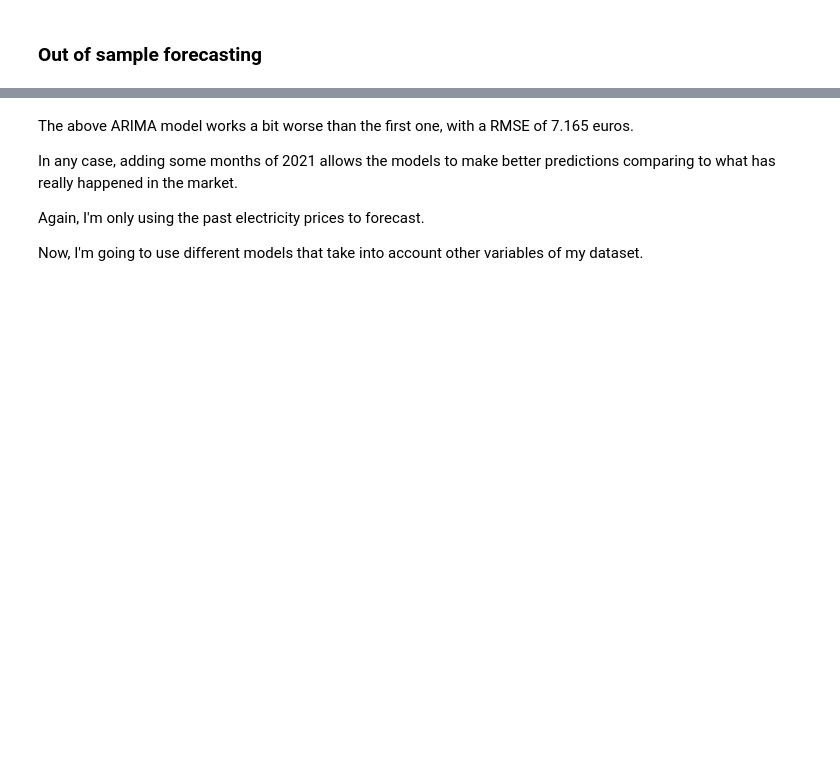
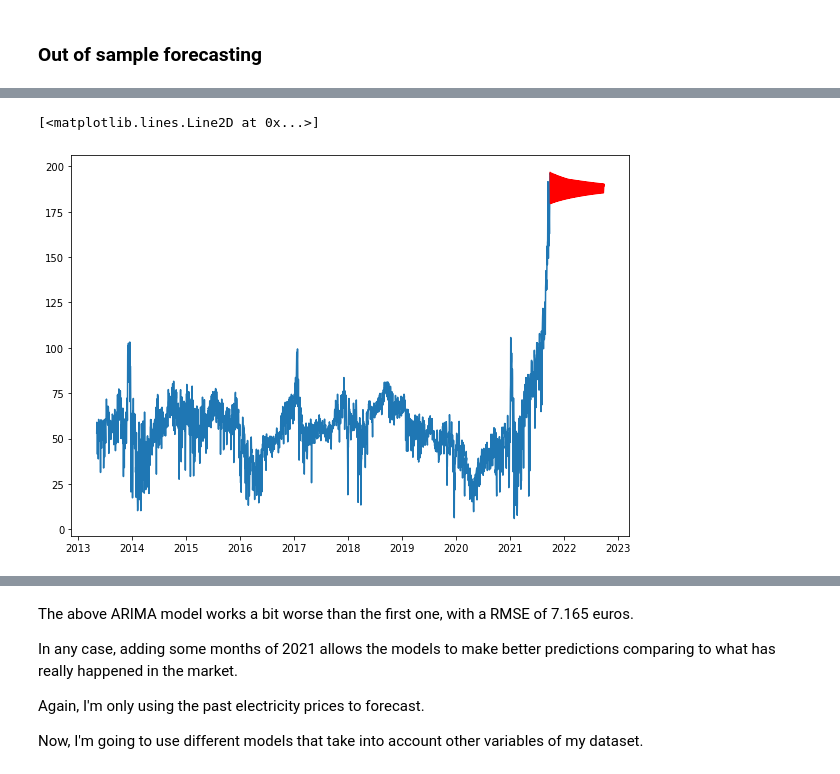
Before and after one commit to PaulaCervilla/Electricity-prices-predictions-in-Spain---Data-Science-TFM, a Jupyter notebook: TFM Precio electricidad - Modelling - 2013-2021.ipynb, the cells around one changed output, grey strips where cells are left out. Cells and saved outputs as stored; diff of their text form; code cells hidden in the pictures; blank space fills up the shorter version.

```diff
--- a/TFM Precio electricidad - Modelling - 2013-2021.ipynb
+++ b/TFM Precio electricidad - Modelling - 2013-2021.ipynb
@@ -806,23 +815,30 @@ plt.plot(electricity_price_predictions.index, electricity_price_predictions["pre
 # %%
 #Creating new rows for 1 year ahead predictions.
 
 rows_predictions = pd.DataFrame(index = pd.date_range("2021-10-01", periods = 365, freq = "D")).rename_axis("Date")
 rows_predictions.index = pd.DatetimeIndex(rows_predictions.index, dayfirst= True)
 
 #Out-of-Sample Forecast
 
 rows_predictions["pred"] = loaded_ARIMA.forecast(steps = 365)
 
 #Concatenating predictions to electricity prices dataframe
 
 electricity_price_predictions = pd.concat([electricity_price, pd.DataFrame(rows_predictions)], ignore_index=False)
 electricity_price_predictions.index = pd.DatetimeIndex(electricity_price_predictions.index, dayfirst= True)
 
+#Saving predictions+actual prices
+
+electricity_price_predictions.to_csv("predictions_actuals_optARIMA_1321.csv", sep= ";", index = True)
+
 #Plotting actual values and predictions out of sample
 
 fig, axes = plt.subplots(figsize=(10,7));
 plt.plot(electricity_price_predictions.index, electricity_price_predictions["Total €/MWh"].values)
 plt.plot(electricity_price_predictions.index, electricity_price_predictions["pred"].values, color='red')
+# %% [output]
+[<matplotlib.lines.Line2D at 0x...>]
+[figure, added]
 # %%
 #Based on the nature of the ARIMA equations, out-of-sample forecasts tend to converge to the sample mean for long forecasting periods.
 electricity_price_predictions.tail(10)
```
Also changed, not shown: parts of 36 cells of this notebook.
